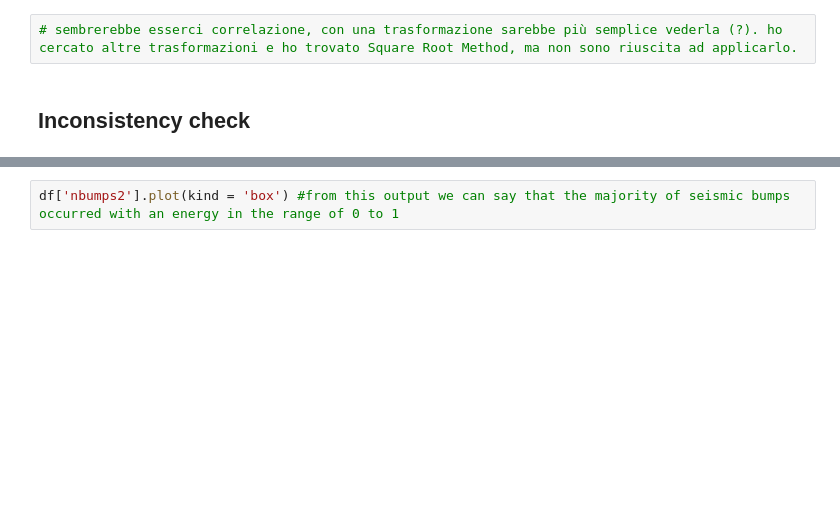
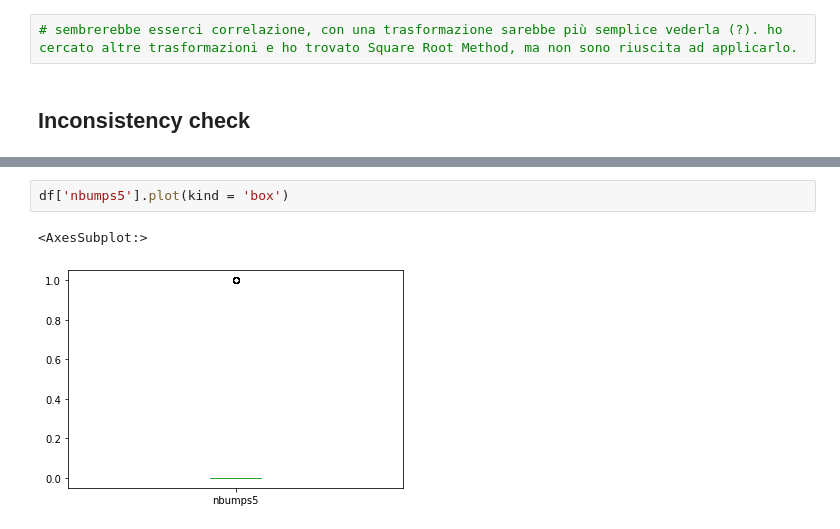
Before and after one commit to Alllessia/Seismic_bumps, a Jupyter notebook: src/main.ipynb, the cells around one changed output, grey strips where cells are left out. Saved outputs shown, nothing was run; the diff lists cells and outputs as text; blank space fills up the shorter version.

```diff
--- a/src/main.ipynb
+++ b/src/main.ipynb
@@ -601,2 +680,5 @@ df['nbumps'].plot(kind = 'box')
 # %%
-df['nbumps2'].plot(kind = 'box') #from this output we can say that the majority of seismic bumps occurred with an energy in the range of 0 to 1
+df['nbumps5'].plot(kind = 'box')
+# %% [output]
+<AxesSubplot:>
+[figure, added]
```
Also changed, not shown: parts of 37 cells of this notebook.
